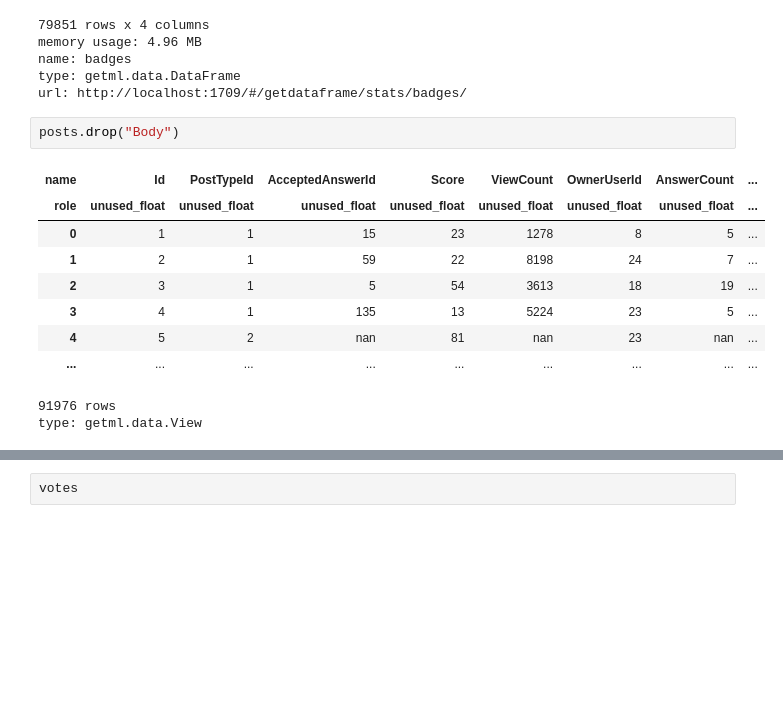
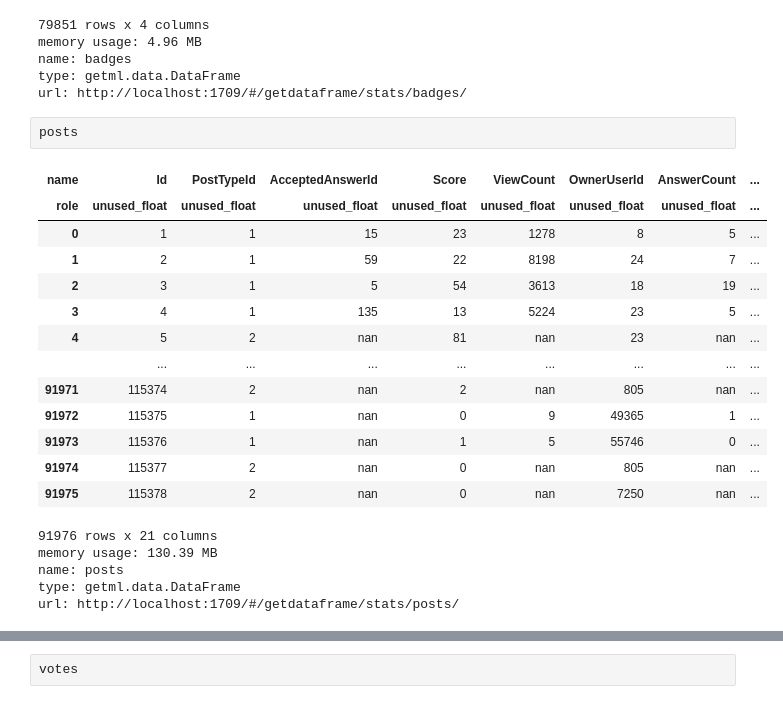
Before and after one commit to getml/getml-demo, a Jupyter notebook: stats.ipynb, the cells around one changed output, grey strips where cells are left out. Saved outputs shown, nothing was run; the diff lists cells and outputs as text; blank space fills up the shorter version.

Commit message:
Written a story and updated the stats notebook

```diff
--- a/stats.ipynb
+++ b/stats.ipynb
@@ -118,16 +115,24 @@ name: badges
 type: getml.data.DataFrame
 url: http://localhost:1709/#/getdataframe/stats/badges/
 # %%
-posts.drop("Body")
+posts
 # %% [output]
 | name | Id | PostTypeId | AcceptedAnswerId | Score | ViewCount | OwnerUserId | AnswerCount | ... |
 | role | unused_float | unused_float | unused_float | unused_float | unused_float | unused_float | unused_float | ... |
 | 0 | 1 | 1 | 15 | 23 | 1278 | 8 | 5 | ... |
 | 1 | 2 | 1 | 59 | 22 | 8198 | 24 | 7 | ... |
 | 2 | 3 | 1 | 5 | 54 | 3613 | 18 | 19 | ... |
 | 3 | 4 | 1 | 135 | 13 | 5224 | 23 | 5 | ... |
 | 4 | 5 | 2 | nan | 81 | nan | 23 | nan | ... |
-| ... | ... | ... | ... | ... | ... | ... | ... | ... |
+|  | ... | ... | ... | ... | ... | ... | ... | ... |
+| 91971 | 115374 | 2 | nan | 2 | nan | 805 | nan | ... |
+| 91972 | 115375 | 1 | nan | 0 | 9 | 49365 | 1 | ... |
+| 91973 | 115376 | 1 | nan | 1 | 5 | 55746 | 0 | ... |
+| 91974 | 115377 | 2 | nan | 0 | nan | 805 | nan | ... |
+| 91975 | 115378 | 2 | nan | 0 | nan | 7250 | nan | ... |
-91976 rows
-type: getml.data.View
+91976 rows x 21 columns
+memory usage: 130.39 MB
+name: posts
+type: getml.data.DataFrame
+url: http://localhost:1709/#/getdataframe/stats/posts/
 # %%
```
Also changed, not shown: parts of 21 cells of this notebook.
